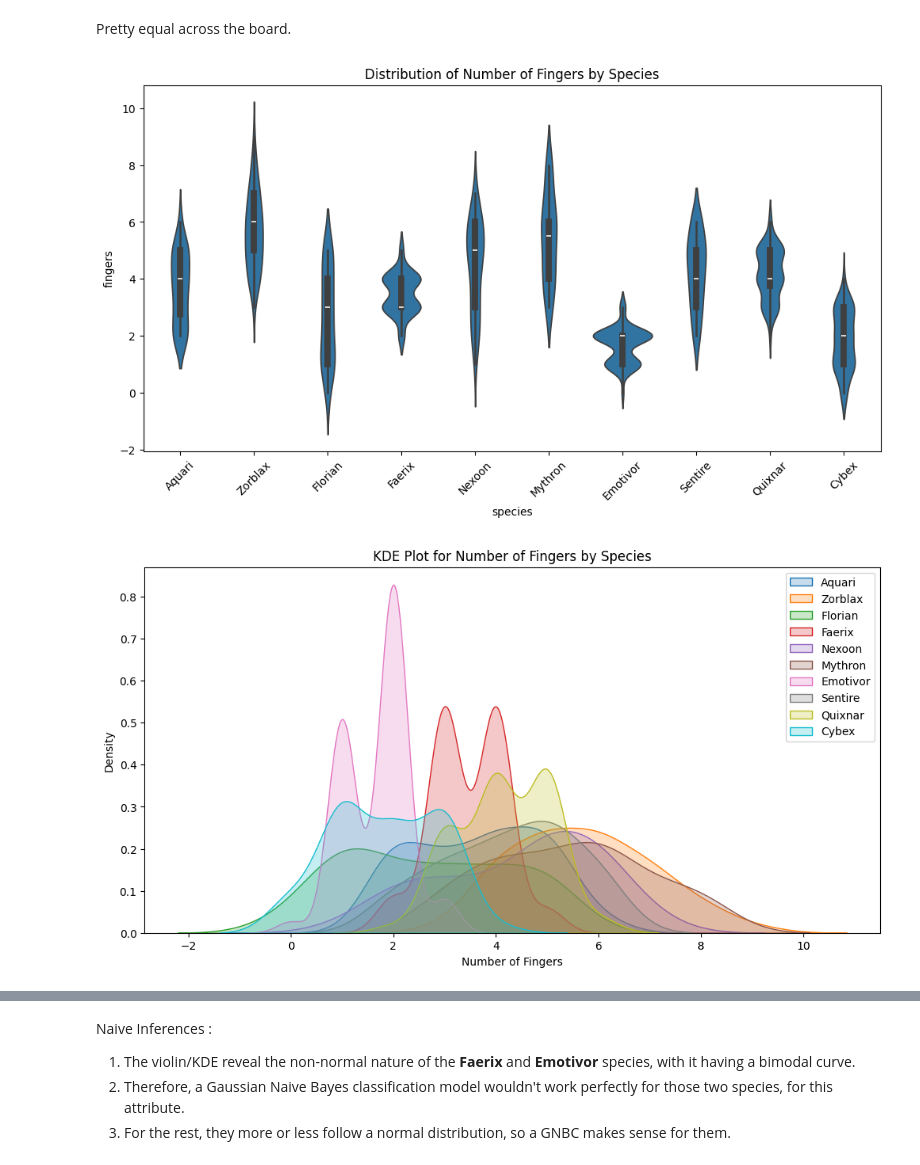
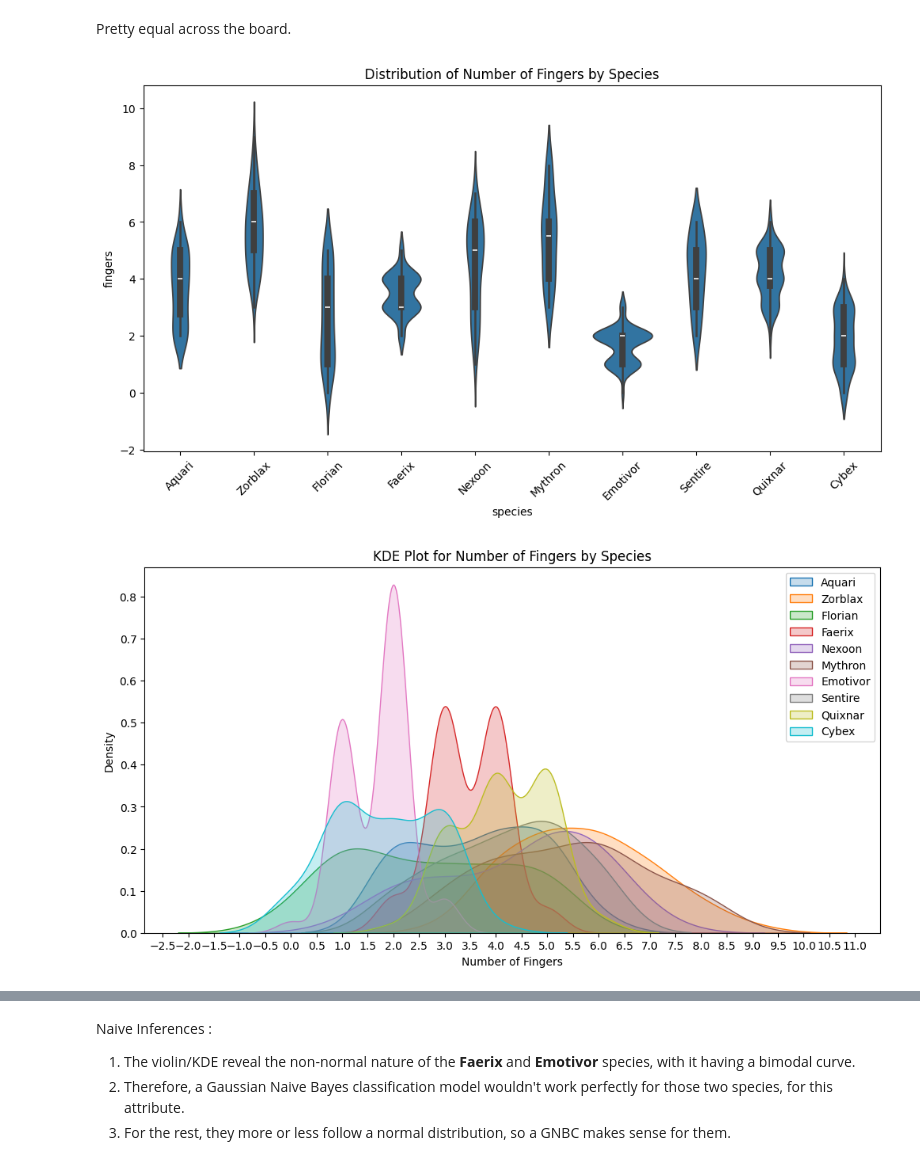
Before and after one commit to suhankd/Innov8-hackathon, a Jupyter notebook: EDA.ipynb, the cells around one changed output, grey strips where cells are left out. Drawn from its saved outputs; the diff is of its cells as text; code cells hidden in the pictures.

```diff
--- a/EDA.ipynb
+++ b/EDA.ipynb
@@ -29,34 +30,35 @@ Pretty equal across the board.
 
 # Violin plot
 
 plt.figure(figsize=(12, 6))
 sns.violinplot(x='species', y='fingers', data=data)
 plt.title('Distribution of Number of Fingers by Species')
 plt.xticks(rotation=45)
 plt.show()
 
 # KDE plot
 
 plt.figure(figsize=(12, 6))
 for species in data['species'].unique():
     subset = data[data['species'] == species]
     sns.kdeplot(subset['fingers'], label=species, fill=True)
 
 plt.title('KDE Plot for Number of Fingers by Species')
 plt.xlabel('Number of Fingers')
+plt.gca().xaxis.set_major_locator(MultipleLocator(0.5))
 plt.legend()
 plt.show()
 
 # Box plot
 
 plt.figure(figsize=(12, 6))
 sns.boxplot(x='species', y='fingers', data=data)
 plt.title('Number of Fingers by Species')
 plt.xticks(rotation=45)
 plt.show()
 # %% [output]
 [figure]
-[figure, old version]
+[figure, new version]
 [figure]
 # %% [markdown]
 Naive Inferences :
```
Also changed, not shown: parts of 1 cell of this notebook, 2 other files.
